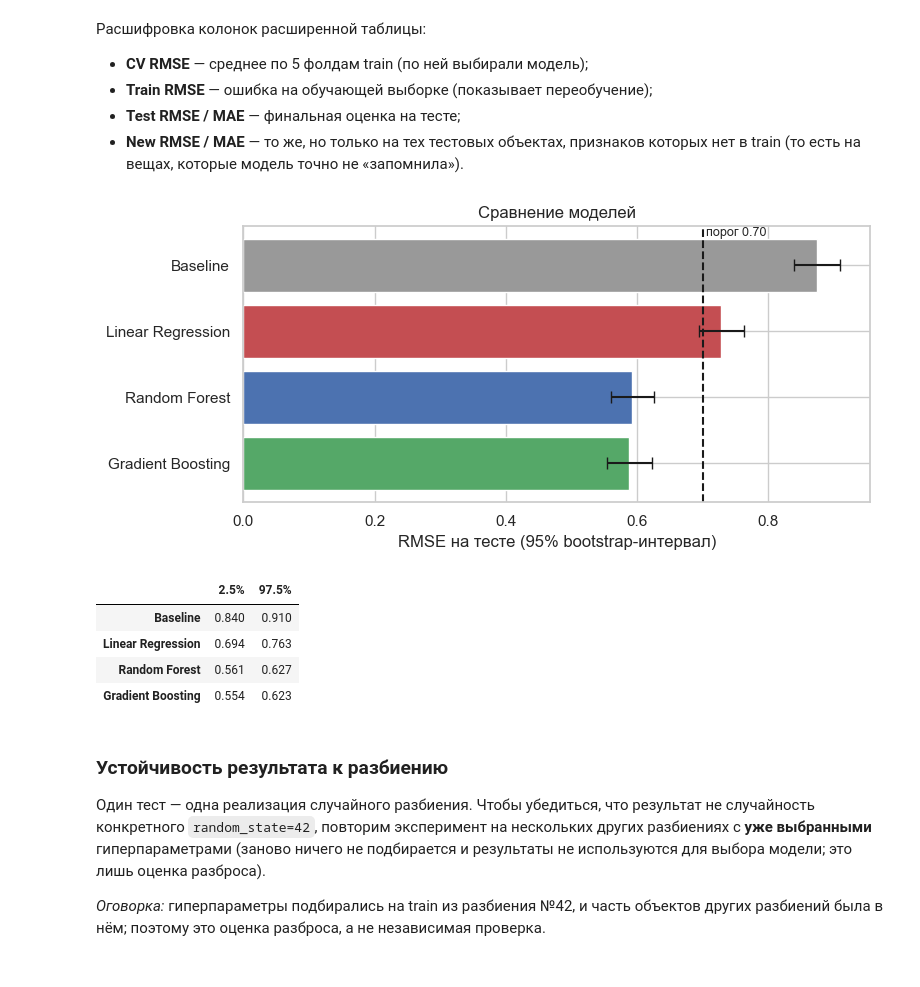
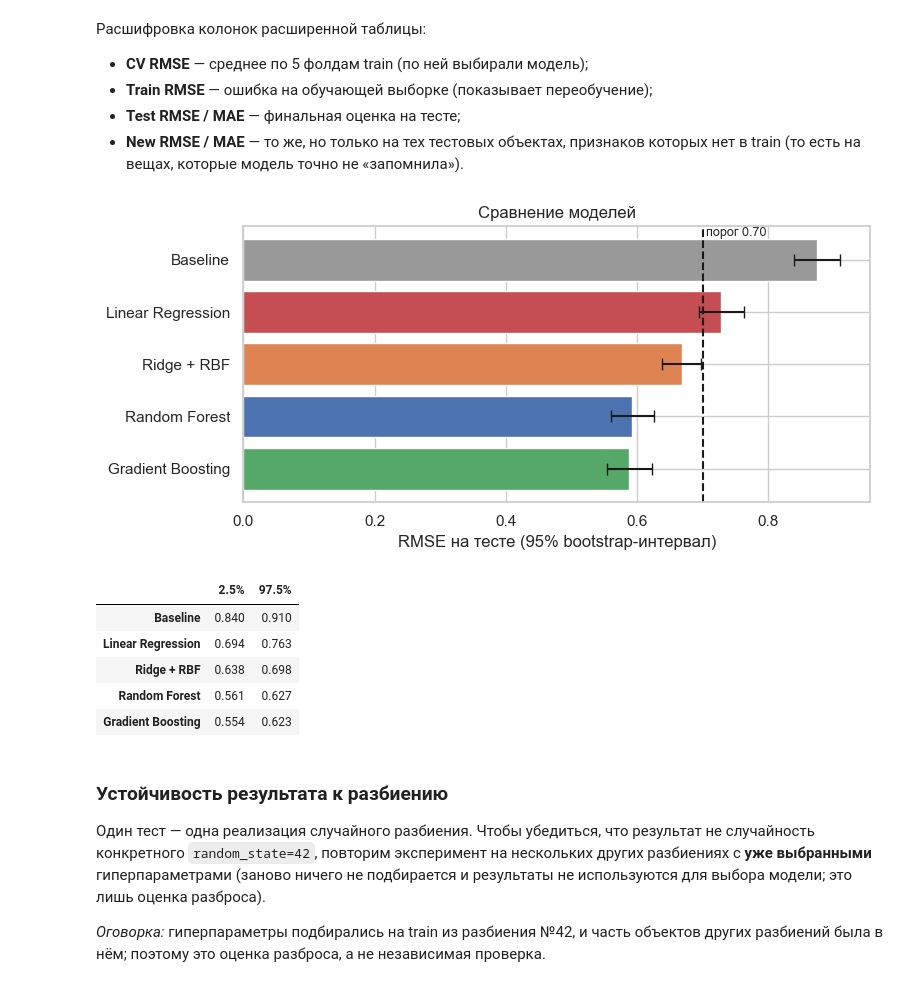
Before and after one commit to batsuperflash/ml_course_mai, a Jupyter notebook: regression/lab01_wine_regression.ipynb, the cells around one changed output. Drawn from its saved outputs; the diff is of its cells as text; code cells hidden in the pictures.

Commit message:
lab01: add Ridge + RBF model for linear baseline below 0.70

```diff
--- a/regression/lab01_wine_regression.ipynb
+++ b/regression/lab01_wine_regression.ipynb
@@ -429,0 +445,20 @@ dtype: float64
+# %%
+# группа = одно и то же вино (одинаковые признаки); копии всегда попадают в один фолд
+groups = pd.factorize(h(X_train))[0]
+group_cv = GroupKFold(n_splits=5)
+
+rbf_pipe = Pipeline([
+    ('scaler', StandardScaler()),                                                # RBF чувствителен к масштабу, стандартизуем
+    ('rbf', Nystroem(kernel='rbf', n_components=1500, random_state=SEED)),       # 1500 признаков "похожесть на опорное вино"
+    ('ridge', Ridge()),                                                          # линейная модель с L2-штрафом
+])
+rbf_search = GridSearchCV(
+    rbf_pipe,
+    param_grid={'rbf__gamma': [0.02, 0.05, 0.1, 0.2], 'ridge__alpha': [0.3, 1, 3]},
+    cv=group_cv, scoring='neg_root_mean_squared_error', n_jobs=-1)
+rbf_search.fit(X_train, y_train, groups=groups)
+
+grid_res = pd.DataFrame(rbf_search.cv_results_)
+grid_res['CV RMSE'] = -grid_res['mean_test_score']
+print('Лучшие параметры:', rbf_search.best_params_)
+grid_res.pivot(index='param_rbf__gamma', columns='param_ridge__alpha', values='CV RMSE').round(4)
@@ -429,0 +473,6 @@ dtype: float64
+# %%
+rbf_ridge = rbf_search.best_estimator_            # уже обучена на всём train
+rbf_cv = cv_rmse(rbf_ridge)                       # тот же обычный 5-fold, что и у остальных моделей (для сопоставимости колонки CV RMSE)
+evaluate_model('Ridge + RBF', rbf_ridge, rbf_cv)
+print(f'RMSE на строгой (групповой) кросс-валидации, по которой подбирали: {-rbf_search.best_score_:.4f}')
+pd.DataFrame(results).T.round(4)[['CV RMSE', 'Train RMSE', 'Test RMSE', 'Test MAE', 'New RMSE']]
@@ -522,7 +583,7 @@ pd.DataFrame(results).T.round(4)[['CV RMSE', 'Train RMSE', 'Test RMSE', 'Test MA
 Ниже — требуемая итоговая таблица (RMSE и MAE на тесте).
 # %%
 final = pd.DataFrame(results).T
-order = ['Baseline', 'Linear Regression', 'Random Forest', 'Gradient Boosting']
+order = ['Baseline', 'Linear Regression', 'Ridge + RBF', 'Random Forest', 'Gradient Boosting']
 final = final.loc[order]
 main_table = final[['Test RMSE', 'Test MAE']].rename(columns={'Test RMSE': 'RMSE', 'Test MAE': 'MAE'}).round(3)
 main_table.index.name = 'Модель'
@@ -560,29 +623,30 @@ ext.round(3)
 # %%
 # 95% доверительные интервалы RMSE на тесте (bootstrap по объектам теста, модели обучены, ничего не подбирается)
 rng = np.random.default_rng(SEED)
 preds = {'Baseline': baseline.predict(X_test), 'Linear Regression': lr.predict(X_test),
-         'Random Forest': rf.predict(X_test), 'Gradient Boosting': gb.predict(X_test)}
+         'Ridge + RBF': rbf_ridge.predict(X_test), 'Random Forest': rf.predict(X_test), 'Gradient Boosting': gb.predict(X_test)}
 idx = rng.integers(0, len(y_test), size=(1000, len(y_test)))
 yt = y_test.to_numpy()
 ci = {}
 for name, p in preds.items():
     b = np.sqrt(((yt[idx] - p[idx]) ** 2).mean(axis=1))
     ci[name] = (np.percentile(b, 2.5), np.percentile(b, 97.5))
 
 fig, ax = plt.subplots(figsize=(8, 3.8))
 names = list(preds)
 vals = [final.loc[n, 'Test RMSE'] for n in names]
 errs = [[v - ci[n][0] for n, v in zip(names, vals)], [ci[n][1] - v for n, v in zip(names, vals)]]
-ax.barh(names, vals, xerr=errs, color=['#999', '#C44E52', '#4C72B0', '#55A868'], capsize=4)
+ax.barh(names, vals, xerr=errs, color=['#999', '#C44E52', '#DD8452', '#4C72B0', '#55A868'], capsize=4)
 ax.axvline(0.70, color='k', ls='--'); ax.text(0.705, -0.45, 'порог 0.70', fontsize=9)
 ax.set(xlabel='RMSE на тесте (95% bootstrap-интервал)', title='Сравнение моделей'); ax.invert_yaxis()
 plt.tight_layout(); plt.show()
 pd.DataFrame(ci, index=['2.5%', '97.5%']).T.round(3)
 # %% [output]
-[figure, old version]
+[figure, new version]
 |  | 2.5% | 97.5% |
 | Baseline | 0.840 | 0.910 |
 | Linear Regression | 0.694 | 0.763 |
+| Ridge + RBF | 0.638 | 0.698 |
 | Random Forest | 0.561 | 0.627 |
 | Gradient Boosting | 0.554 | 0.623 |
 # %% [markdown]
```
Also changed, not shown: parts of 17 cells of this notebook.
